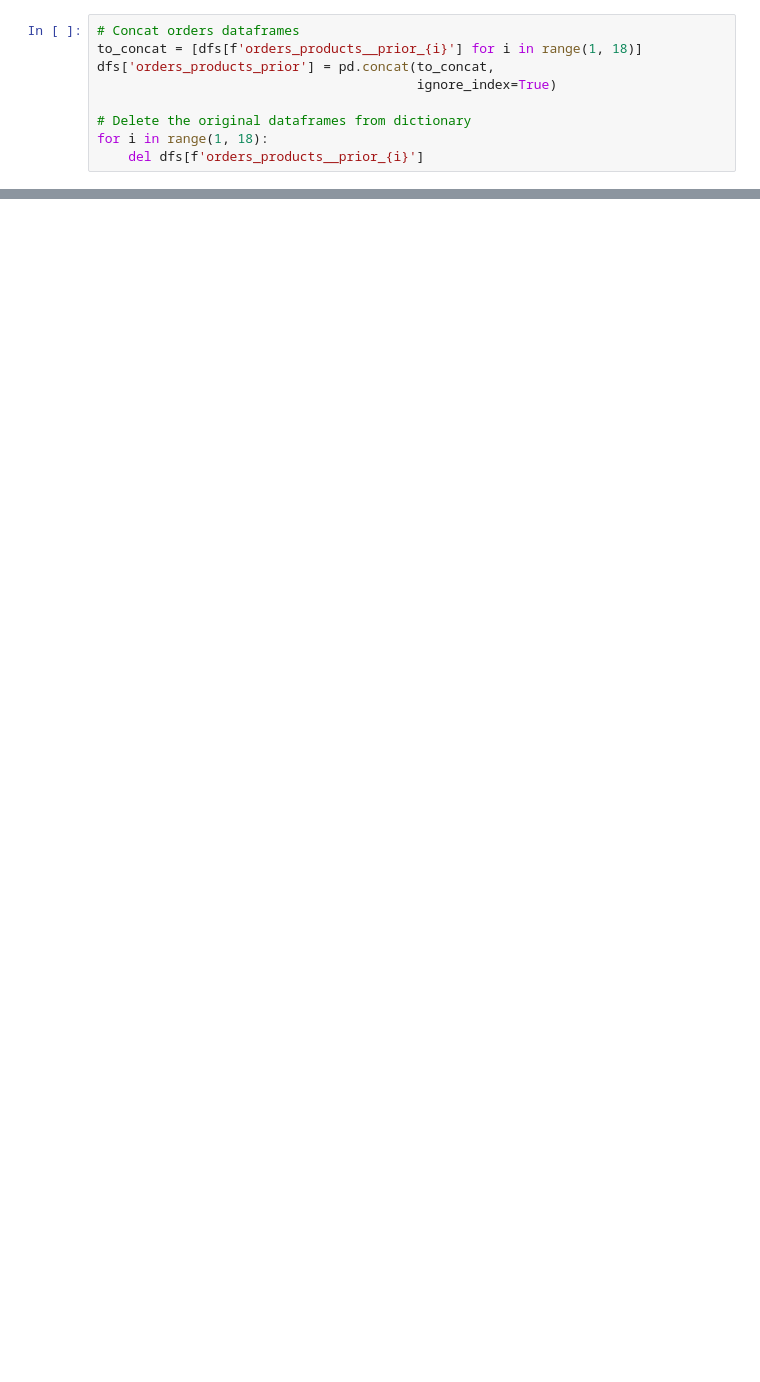
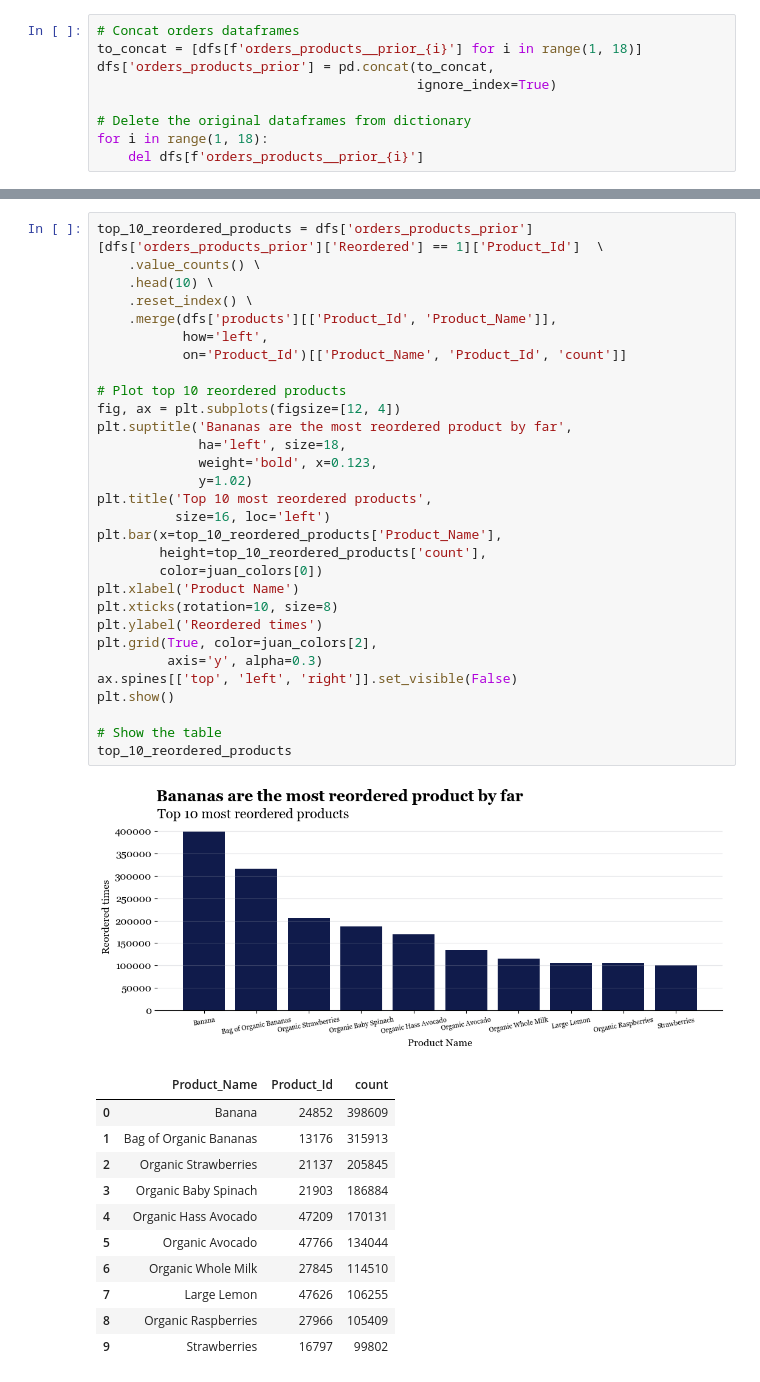
Before and after one commit to juanramosdataexpert/InstacartMarketBasketAnalysis, a Jupyter notebook: Notebooks/EDA.ipynb, the cells around one changed output, grey strips where cells are left out. Saved outputs shown, nothing was run; the diff lists cells and outputs as text; blank space fills up the shorter version.

```diff
--- a/Notebooks/EDA.ipynb
+++ b/Notebooks/EDA.ipynb
@@ -491,0 +583,43 @@ dfs['orders_products_prior']
+# %%
+top_10_reordered_products = dfs['orders_products_prior'][dfs['orders_products_prior']['Reordered'] == 1]['Product_Id']  \
+    .value_counts() \
+    .head(10) \
+    .reset_index() \
+    .merge(dfs['products'][['Product_Id', 'Product_Name']],
+           how='left',
+           on='Product_Id')[['Product_Name', 'Product_Id', 'count']]
+
+# Plot top 10 reordered products
+fig, ax = plt.subplots(figsize=[12, 4])
+plt.suptitle('Bananas are the most reordered product by far',
+             ha='left', size=18,
+             weight='bold', x=0.123,
+             y=1.02)
+plt.title('Top 10 most reordered products',
+          size=16, loc='left')
+plt.bar(x=top_10_reordered_products['Product_Name'],
+        height=top_10_reordered_products['count'],
+        color=juan_colors[0])
+plt.xlabel('Product Name')
+plt.xticks(rotation=10, size=8)
+plt.ylabel('Reordered times')
+plt.grid(True, color=juan_colors[2],
+         axis='y', alpha=0.3)
+ax.spines[['top', 'left', 'right']].set_visible(False)
+plt.show()
+
+# Show the table
+top_10_reordered_products
+# %% [output]
+[figure, added]
+|  | Product_Name | Product_Id | count |
+| 0 | Banana | 24852 | 398609 |
+| 1 | Bag of Organic Bananas | 13176 | 315913 |
+| 2 | Organic Strawberries | 21137 | 205845 |
+| 3 | Organic Baby Spinach | 21903 | 186884 |
+| 4 | Organic Hass Avocado | 47209 | 170131 |
+| 5 | Organic Avocado | 47766 | 134044 |
+| 6 | Organic Whole Milk | 27845 | 114510 |
+| 7 | Large Lemon | 47626 | 106255 |
+| 8 | Organic Raspberries | 27966 | 105409 |
+| 9 | Strawberries | 16797 | 99802 |
```
Also changed, not shown: parts of 37 cells of this notebook.
